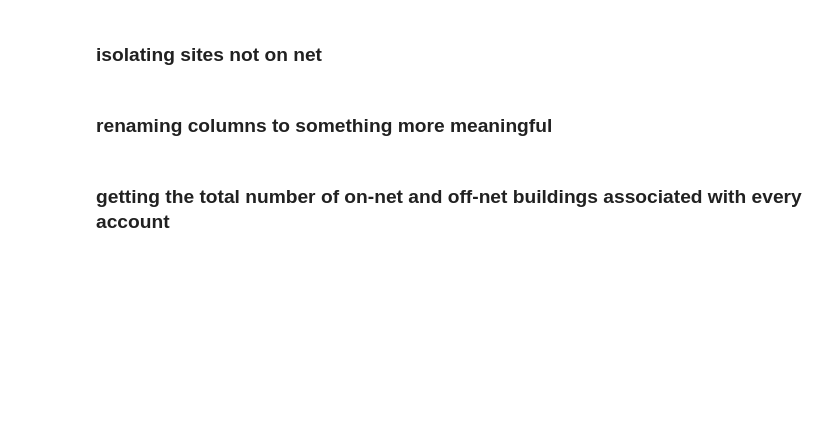
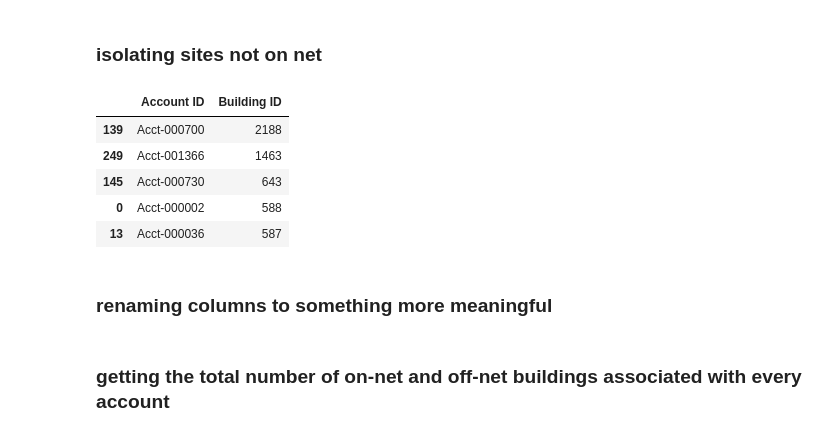
Before and after one commit to INFO-4602-5602/project1-swashbucklers, a Jupyter notebook: notebooks/explore-zayo-data.ipynb, the cells around one changed output. Saved outputs shown, nothing was run; the diff lists cells and outputs as text; code cells hidden in the pictures; blank space fills up the shorter version.

```diff
--- a/notebooks/explore-zayo-data.ipynb
+++ b/notebooks/explore-zayo-data.ipynb
@@ -256,6 +368,15 @@ sites_on_net = sites[sites['On Zayo Network Status'] != 'Not on Zayo Network'].g
 ### isolating sites not on net
 # %%
 sites_no_net = sites[sites['On Zayo Network Status'] == 'Not on Zayo Network'].groupby(['Account ID'])['Building ID'].count().reset_index().sort_values(by='Building ID', ascending=False)
+# %%
+sites_no_net.head()
+# %% [output]
+|  | Account ID | Building ID |
+| 139 | Acct-000700 | 2188 |
+| 249 | Acct-001366 | 1463 |
+| 145 | Acct-000730 | 643 |
+| 0 | Acct-000002 | 588 |
+| 13 | Acct-000036 | 587 |
 # %% [markdown]
 ### renaming columns to something more meaningful
 # %%
```
Also changed, not shown: parts of 22 cells of this notebook, 7 other files.
